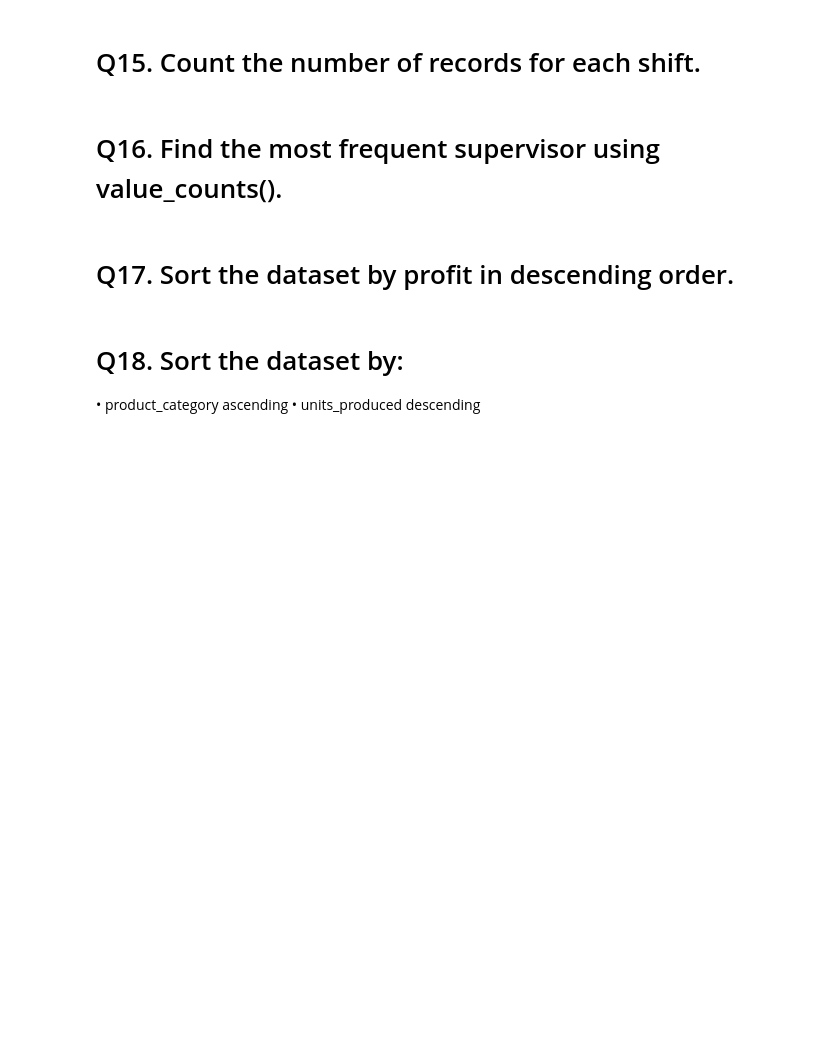
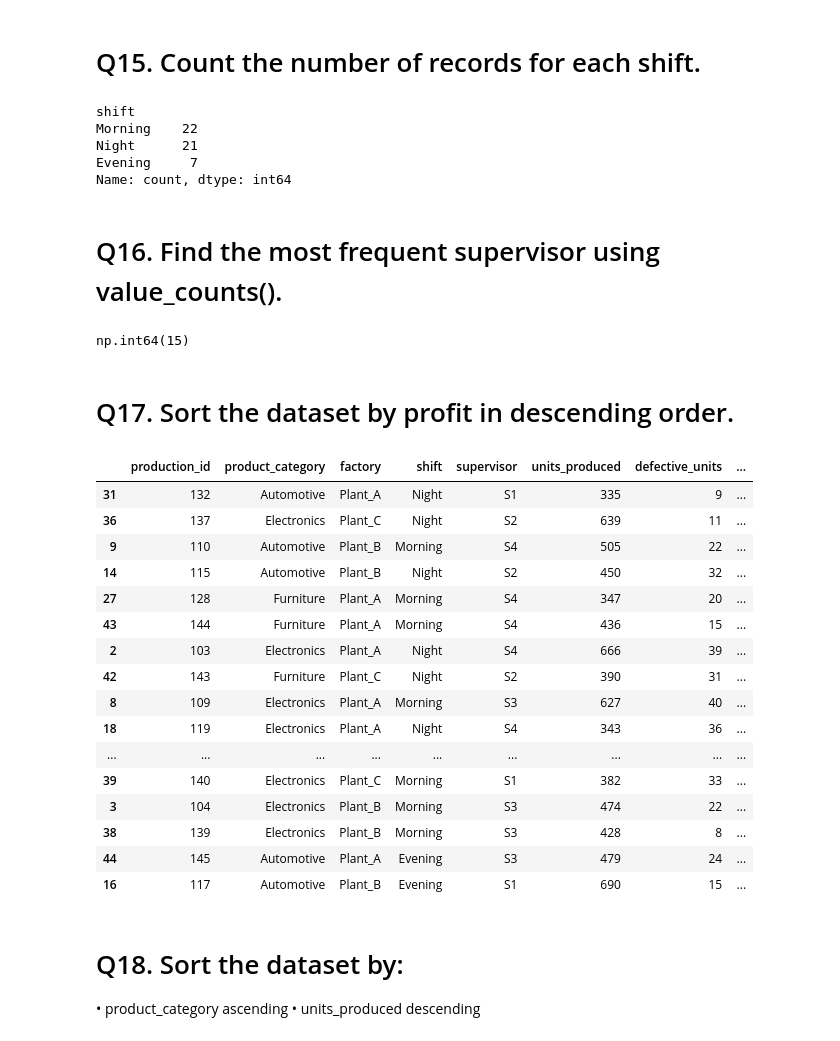
Before and after one commit to BhavyaDoriya/Python-2, a Jupyter notebook: T1/TASK.ipynb, the cells around one changed output. Saved outputs shown, nothing was run; the diff lists cells and outputs as text; code cells hidden in the pictures; blank space fills up the shorter version.

```diff
--- a/T1/TASK.ipynb
+++ b/T1/TASK.ipynb
@@ -216,10 +216,42 @@ df.groupby("product_category",as_index=False)["product_category"].count()
 | 2 | 16 |
 # %% [markdown]
 # Q15. Count the number of records for each shift.
+# %%
+df["shift"].value_counts()
+# %% [output]
+shift
+Morning    22
+Night      21
+Evening     7
+Name: count, dtype: int64
 # %% [markdown]
 # Q16. Find the most frequent supervisor using value_counts().
+# %%
+df["supervisor"].value_counts().max()
+# %% [output]
+np.int64(15)
 # %% [markdown]
 # Q17. Sort the dataset by profit in descending order.
+# %%
+df.sort_values("profit",ascending=False)
+# %% [output]
+|  | production_id | product_category | factory | shift | supervisor | units_produced | defective_units | ... |
+| 31 | 132 | Automotive | Plant_A | Night | S1 | 335 | 9 | ... |
+| 36 | 137 | Electronics | Plant_C | Night | S2 | 639 | 11 | ... |
+| 9 | 110 | Automotive | Plant_B | Morning | S4 | 505 | 22 | ... |
+| 14 | 115 | Automotive | Plant_B | Night | S2 | 450 | 32 | ... |
+| 27 | 128 | Furniture | Plant_A | Morning | S4 | 347 | 20 | ... |
+| 43 | 144 | Furniture | Plant_A | Morning | S4 | 436 | 15 | ... |
+| 2 | 103 | Electronics | Plant_A | Night | S4 | 666 | 39 | ... |
+| 42 | 143 | Furniture | Plant_C | Night | S2 | 390 | 31 | ... |
+| 8 | 109 | Electronics | Plant_A | Morning | S3 | 627 | 40 | ... |
+| 18 | 119 | Electronics | Plant_A | Night | S4 | 343 | 36 | ... |
+| ... | ... | ... | ... | ... | ... | ... | ... | ... |
+| 39 | 140 | Electronics | Plant_C | Morning | S1 | 382 | 33 | ... |
+| 3 | 104 | Electronics | Plant_B | Morning | S3 | 474 | 22 | ... |
+| 38 | 139 | Electronics | Plant_B | Morning | S3 | 428 | 8 | ... |
+| 44 | 145 | Automotive | Plant_A | Evening | S3 | 479 | 24 | ... |
+| 16 | 117 | Automotive | Plant_B | Evening | S1 | 690 | 15 | ... |
 # %% [markdown]
 # Q18. Sort the dataset by:
 •	product_category ascending
```
Also changed, not shown: parts of 1 cell of this notebook, 1 other file.
